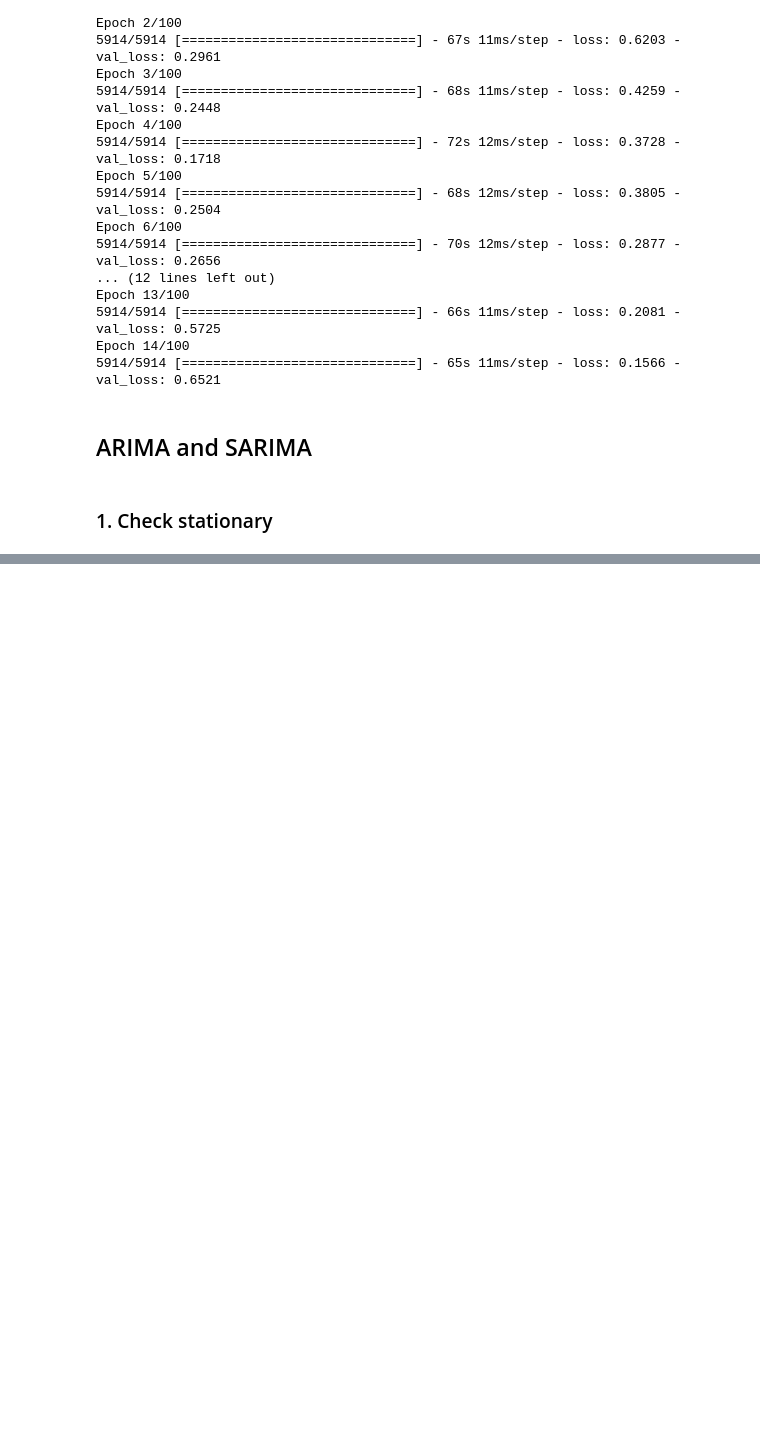
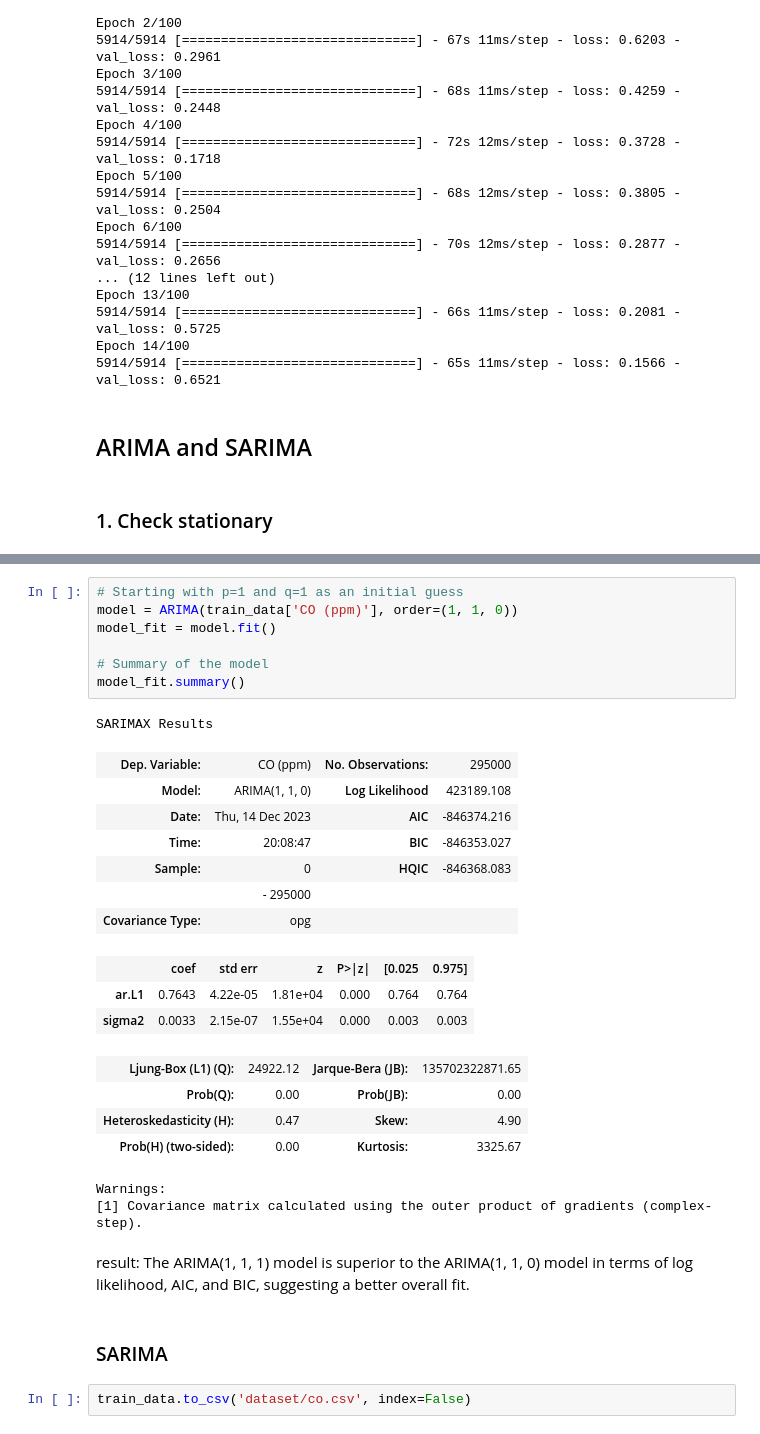
Before and after one commit to jigsaw373/elec_825, a Jupyter notebook: CO.ipynb, the cells around one changed output, grey strips where cells are left out. Cells and saved outputs as stored; diff of their text form; blank space fills up the shorter version.

```diff
--- a/CO.ipynb
+++ b/CO.ipynb
@@ -714,0 +712,31 @@ Name: predicted_mean, dtype: float64
+# %%
+# Starting with p=1 and q=1 as an initial guess
+model = ARIMA(train_data['CO (ppm)'], order=(1, 1, 0))
+model_fit = model.fit()
+
+# Summary of the model
+model_fit.summary()
+# %% [output]
+SARIMAX Results
+| Dep. Variable: | CO (ppm) | No. Observations: | 295000 |
+| Model: | ARIMA(1, 1, 0) | Log Likelihood | 423189.108 |
+| Date: | Thu, 14 Dec 2023 | AIC | -846374.216 |
+| Time: | 20:08:47 | BIC | -846353.027 |
+| Sample: | 0 | HQIC | -846368.083 |
+|  | - 295000 |  |  |
+| Covariance Type: | opg |  |  |
+|  | coef | std err | z | P>|z| | [0.025 | 0.975] |
+| ar.L1 | 0.7643 | 4.22e-05 | 1.81e+04 | 0.000 | 0.764 | 0.764 |
+| sigma2 | 0.0033 | 2.15e-07 | 1.55e+04 | 0.000 | 0.003 | 0.003 |
+| Ljung-Box (L1) (Q): | 24922.12 | Jarque-Bera (JB): | 135702322871.65 |
+| Prob(Q): | 0.00 | Prob(JB): | 0.00 |
+| Heteroskedasticity (H): | 0.47 | Skew: | 4.90 |
+| Prob(H) (two-sided): | 0.00 | Kurtosis: | 3325.67 |
+Warnings:
+[1] Covariance matrix calculated using the outer product of gradients (complex-step).
+# %% [markdown]
+result: The ARIMA(1, 1, 1) model is superior to the ARIMA(1, 1, 0) model in terms of log likelihood, AIC, and BIC, suggesting a better overall fit.
+# %% [markdown]
+### SARIMA
+# %%
+train_data.to_csv('dataset/co.csv', index=False)
```
Also changed, not shown: parts of 15 cells of this notebook.
